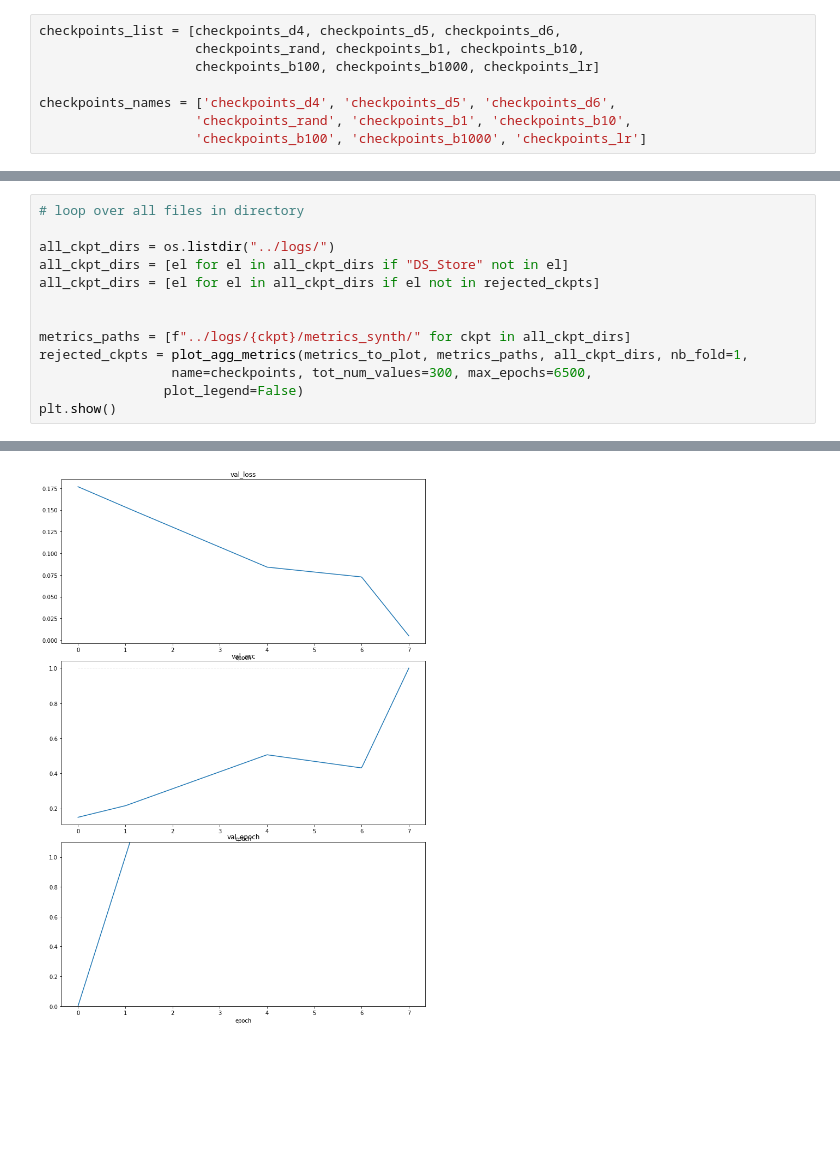
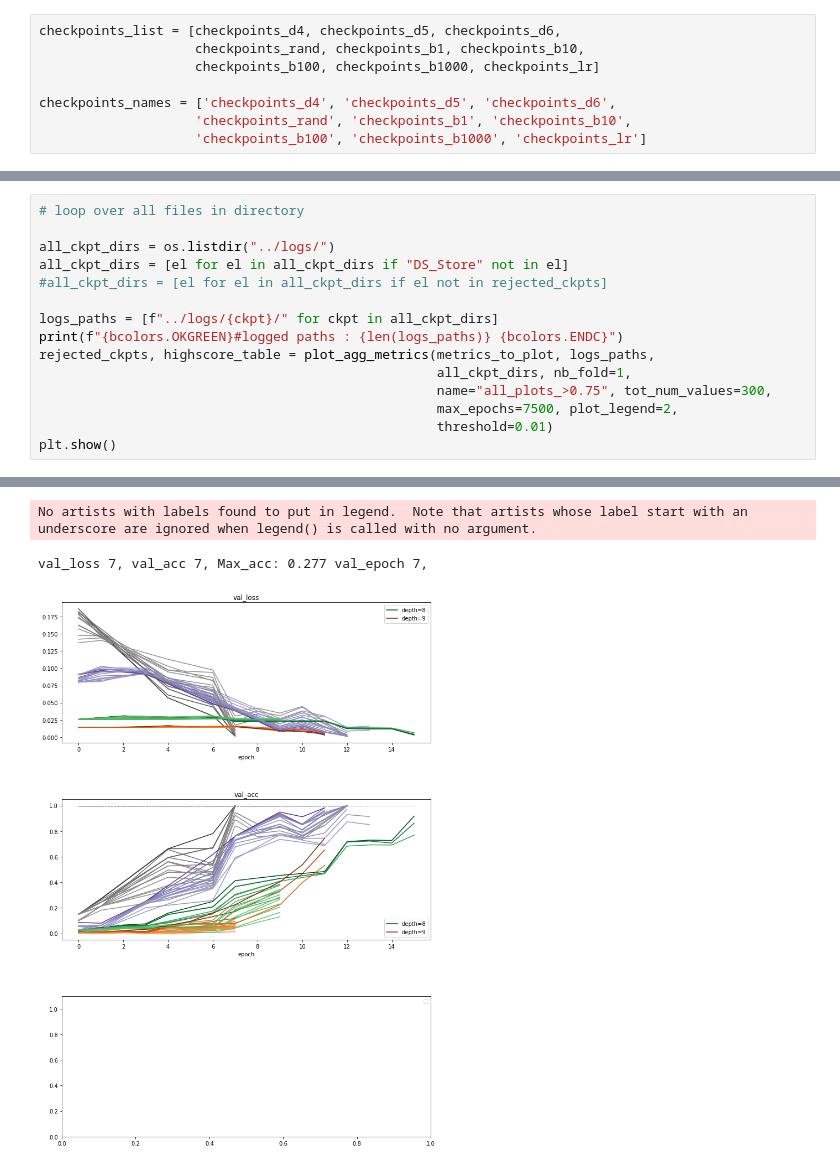
Before and after one commit to jeromel05/Ultrametric-benchmark-v2, a Jupyter notebook: notebooks/postprocessing_metrics.ipynb, the cells around one changed output, grey strips where cells are left out. Cells and saved outputs as stored; diff of their text form; blank space fills up the shorter version.

Commit message:
Marche! Fix val logs, log_path, run_val

```diff
--- a/notebooks/postprocessing_metrics.ipynb
+++ b/notebooks/postprocessing_metrics.ipynb
@@ -186,12 +237,14 @@ DirectoryDeletedError: Directory ../logs/ckpt_27098065_0704_2133_synth_rand_b0_d
 
 all_ckpt_dirs = os.listdir("../logs/")
 all_ckpt_dirs = [el for el in all_ckpt_dirs if "DS_Store" not in el]
-all_ckpt_dirs = [el for el in all_ckpt_dirs if el not in rejected_ckpts]
+#all_ckpt_dirs = [el for el in all_ckpt_dirs if el not in rejected_ckpts]
 
-
-metrics_paths = [f"../logs/{ckpt}/metrics_synth/" for ckpt in all_ckpt_dirs]
-rejected_ckpts = plot_agg_metrics(metrics_to_plot, metrics_paths, all_ckpt_dirs, nb_fold=1,
-                 name=checkpoints, tot_num_values=300, max_epochs=6500,
-                plot_legend=False)
+logs_paths = [f"../logs/{ckpt}/" for ckpt in all_ckpt_dirs]
+print(f"{bcolors.OKGREEN}#logged paths : {len(logs_paths)} {bcolors.ENDC}")
+rejected_ckpts, highscore_table = plot_agg_metrics(metrics_to_plot, logs_paths,
+                                                   all_ckpt_dirs, nb_fold=1,
+                                                   name="all_plots_>0.75", tot_num_values=300,
+                                                   max_epochs=7500, plot_legend=2,
+                                                   threshold=0.01)
 plt.show()
 # %% [output]
@@ -212 +285,3 @@ ValueError: max() arg is an empty sequence
+No artists with labels found to put in legend.  Note that artists whose label start with an underscore are ignored when legend() is called with no argument.
+val_loss 7, val_acc 7, Max_acc: 0.277 val_epoch 7,
-[figure, old version]
+[figure, new version]
```
Also changed, not shown: parts of 7 cells of this notebook, 4 other files.
